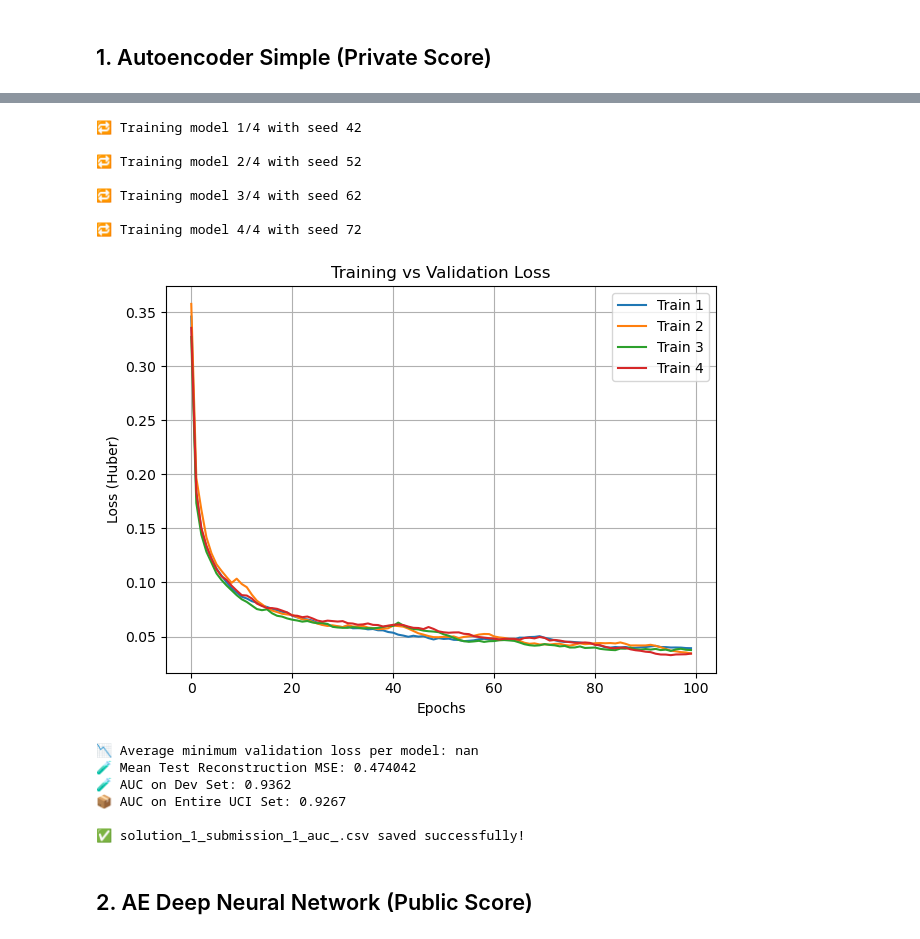
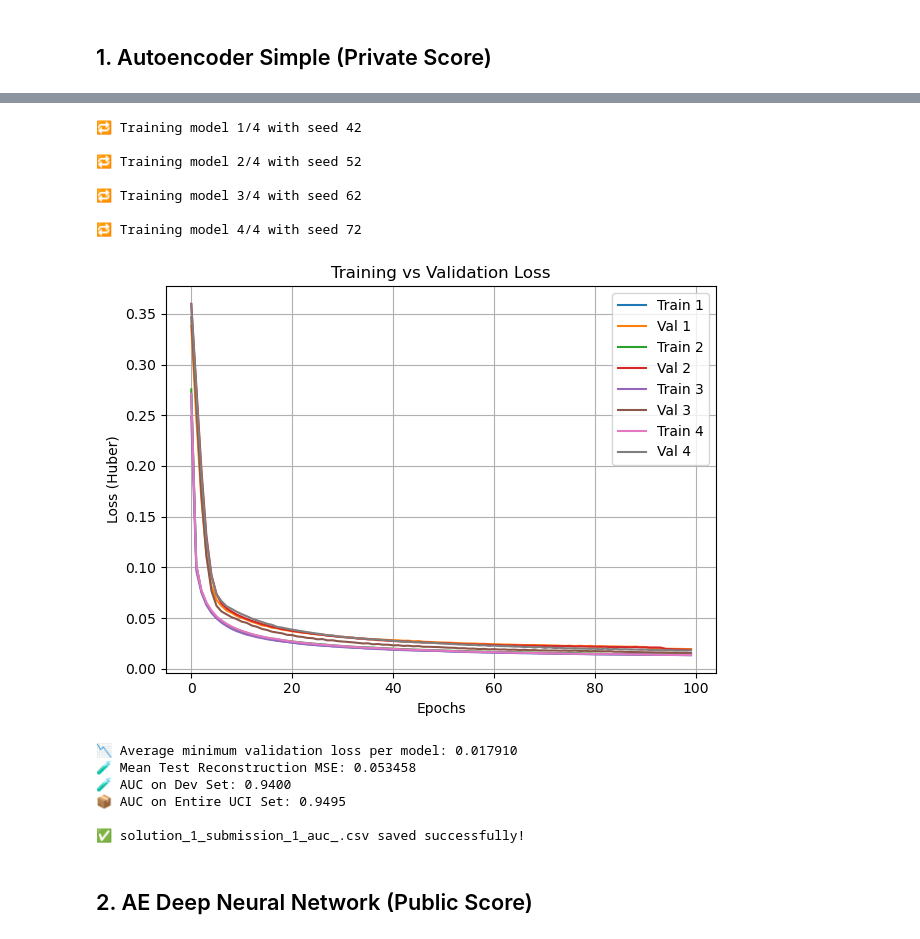
Before and after one commit to MinhBang1000/dat-min-nycu, a Jupyter notebook: HW2_313540015_Solution.ipynb, the cells around one changed output, grey strips where cells are left out. Cells and saved outputs as stored; diff of their text form; code cells hidden in the pictures.

Commit message:
SUBMIT CODE HERE BUT HIGHEST CODE IS PREVIOUS COMMIT

```diff
--- a/HW2_313540015_Solution.ipynb
+++ b/HW2_313540015_Solution.ipynb
@@ -150,10 +145,13 @@ Passing `palette` without assigning `hue` is deprecated and will be removed in v
 [figure]
 # %%
-# ========== Train/Validation Split ==========
+# ============================
+# 🧠 Train/Validation Split
+# ============================
 X_train = X_train_scaled
-X_val = X_val_scaled
 
-# ========== Build Autoencoder ==========
+# ============================
+# 🛠️ Build Autoencoder Model
+# ============================
 def build_autoencoder(input_dim):
     model = models.Sequential([
         layers.Dense(128, input_shape=(input_dim,)),
@@ -178,9 +176,13 @@ def build_autoencoder(input_dim):
         layers.Dense(input_dim, activation='linear')
     ])
     return model
+
+# Get input dimensionality
 input_dim = X_train.shape[1]
 
-# ========== Train Ensemble Models ==========
+# ============================
+# 🚀 Train Ensemble Autoencoders
+# ============================
 all_errors = []
 all_errors_dev = []
 all_errors_entire = []
@@ -189,45 +191,52 @@ val_losses = []
 
 for i, seed in enumerate(seeds):
     print(f"\n🔁 Training model {i+1}/{len(seeds)} with seed {seed}")
+
+    # Set seeds for reproducibility
     tf.random.set_seed(seed)
     np.random.seed(seed)
 
+    # Initialize and compile model
     autoencoder = build_autoencoder(input_dim)
     autoencoder.compile(optimizer='adam', loss=losses.Huber(delta=1.0))
 
+    # Early stopping and learning rate reduction
     early_stop = callbacks.EarlyStopping(patience=8, restore_best_weights=True)
     reduce_lr = callbacks.ReduceLROnPlateau(factor=0.5, patience=4, min_lr=1e-5)
 
+    # Train autoencoder (no validation used here)
     history = autoencoder.fit(
         X_train, X_train,
-        # validation_data=(X_val, X_val),
+        validation_data=(X_dev_scaled, X_dev_scaled),  # ← Add this line
         epochs=100,
         batch_size=64,
         callbacks=[early_stop, reduce_lr],
         verbose=0
     )
 
-    # Plot training vs validation loss
+    # Plot training loss (optional val_loss if enabled)
     plt.plot(history.history['loss'], label=f"Train {i+1}")
     plt.plot(history.history['val_loss'], label=f"Val {i+1}")
     val_losses.append(min(history.history['val_loss']))
 
     # Predict on test set
     X_test_pred = autoencoder.predict(X_test_scaled, verbose=0)
-    mse = np.mean(np.square(X_test_pred - X_test_scaled), axis=1)
-    all_errors.append(mse)
+    mse_test = np.mean(np.square(X_test_pred - X_test_scaled), axis=1)
+    all_errors.append(mse_test)
 
-    # === Predict on dev set ===
+    # Predict on dev set
     X_dev_pred = autoencoder.predict(X_dev_scaled, verbose=0)
     mse_dev = np.mean(np.square(X_dev_pred - X_dev_scaled), axis=1)
     all_errors_dev.append(mse_dev)
 
-    # === Predict on entire set ===
+    # Predict on entire (UCI) set
     X_entire_pred = autoencoder.predict(X_entire_scaled, verbose=0)
     mse_entire = np.mean(np.square(X_entire_pred - X_entire_scaled), axis=1)
     all_errors_entire.append(mse_entire)
 
-# ========== Plot Loss Curve ==========
+# ============================
+# 📉 Plot Loss Curves
+# ============================
 plt.title("Training vs Validation Loss")
 plt.xlabel("Epochs")
 plt.ylabel("Loss (Huber)")
@@ -236,50 +245,58 @@ plt.grid(True)
 plt.tight_layout()
 plt.show()
 
-# ========== Print Error Info ==========
+# ============================
+# 📊 Evaluation Metrics
+# ============================
 print(f"\n📉 Average minimum validation loss per model: {np.mean(val_losses):.6f}")
 
-# Calculate average test reconstruction error
+# Compute average ensemble reconstruction errors
 avg_error = np.mean(all_errors, axis=0)
 avg_error_dev = np.mean(all_errors_dev, axis=0)
 avg_error_entire = np.mean(all_errors_entire, axis=0)
+
 print(f"🧪 Mean Test Reconstruction MSE: {np.mean(avg_error):.6f}")
 
-# ========== Ensemble & Normalize ==========
+# ============================
+# 📏 Normalize Outlier Scores
+# ============================
 outlier_scores = RobustScaler().fit_transform(avg_error.reshape(-1, 1)).flatten()
 dev_scores = RobustScaler().fit_transform(avg_error_dev.reshape(-1, 1)).flatten()
 entire_scores = RobustScaler().fit_transform(avg_error_entire.reshape(-1, 1)).flatten()
 
-# Evaluate
+# ============================
+# 🎯 Compute AUC Scores
+# ============================
 auc_dev = roc_auc_score(y_dev_true, dev_scores)
 auc_entire = roc_auc_score(y_true_entire, entire_scores)
 
 print(f"🧪 AUC on Dev Set: {auc_dev:.4f}")
 print(f"📦 AUC on Entire UCI Set: {auc_entire:.4f}")
 
-# ========== Create Submission ==========
+# ============================
+# 📤 Create Submission File
+# ============================
 submission = pd.DataFrame({
     'id': np.arange(len(outlier_scores)),
     'outliers': outlier_scores
 })
 
 submission_name = "solution_1_submission_1_auc_"
-
 submission.to_csv(f'{submission_name}.csv', index=False, float_format='%.9f')
 print(f"\n✅ {submission_name}.csv saved successfully!")
 # %% [output]
 🔁 Training model 1/4 with seed 42
 
 🔁 Training model 2/4 with seed 52
 
 🔁 Training model 3/4 with seed 62
 
 🔁 Training model 4/4 with seed 72
-[figure, old version]
+[figure, new version]
-📉 Average minimum validation loss per model: nan
-🧪 Mean Test Reconstruction MSE: 0.474042
-🧪 AUC on Dev Set: 0.9362
-📦 AUC on Entire UCI Set: 0.9267
+📉 Average minimum validation loss per model: 0.017910
+🧪 Mean Test Reconstruction MSE: 0.053458
+🧪 AUC on Dev Set: 0.9400
+📦 AUC on Entire UCI Set: 0.9495
 
 ✅ solution_1_submission_1_auc_.csv saved successfully!
 # %% [markdown]
```
Also changed, not shown: parts of 6 cells of this notebook.
